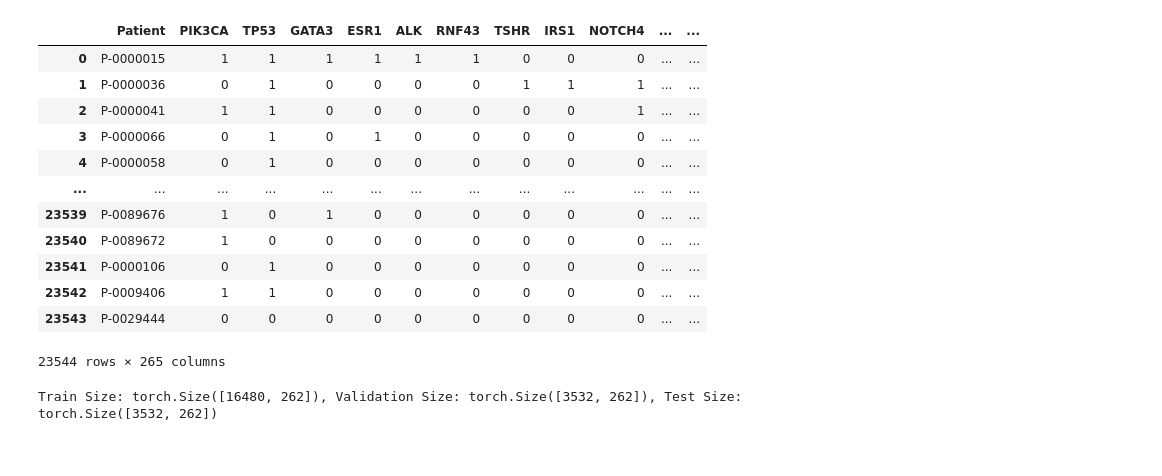
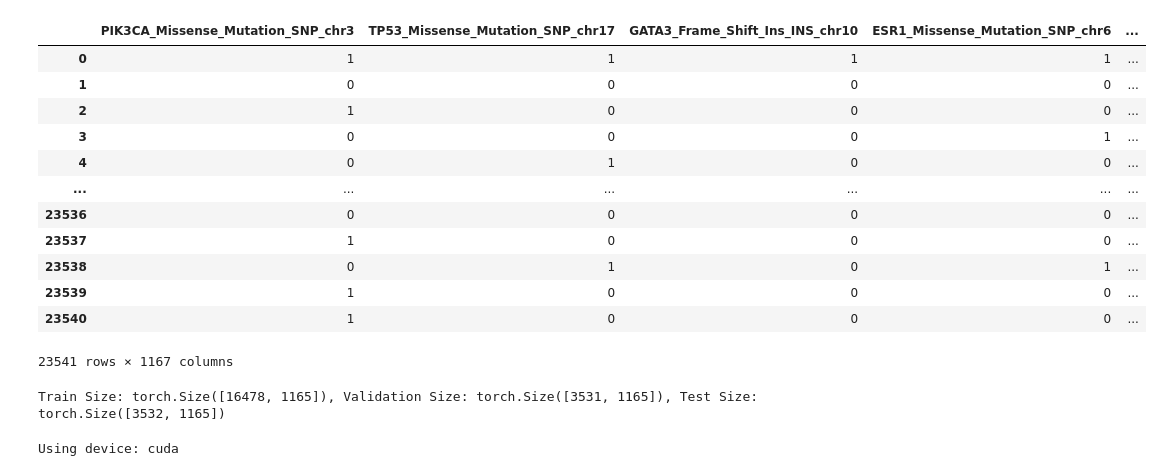
Before and after one commit to Lyce24/DLG_Final_Project, a Jupyter notebook: prediction/baseline.ipynb, the cells around one changed output. Cells and saved outputs as stored; diff of their text form; code cells hidden in the pictures.

```diff
--- a/prediction/baseline.ipynb
+++ b/prediction/baseline.ipynb
@@ -1,26 +1,27 @@
 # %%
 import pandas as pd
 
 # save the patients_df
-df = pd.read_csv('../data/msk_2024_mutations_final.csv')
+df = pd.read_csv('../data/msk_2024_mutations_filtered_10.csv')
 
 # only select the columns we need first 263 columns and the last 2 columns
-df = df.iloc[:, :263].join(df.iloc[:, -2:])
+df = df.iloc[:, 266:].join(df.iloc[:, 1:3])
+# df = df.iloc[:, 1:266]
 df
 # %% [output]
-|  | Patient | PIK3CA | TP53 | GATA3 | ESR1 | ALK | RNF43 | TSHR | IRS1 | NOTCH4 | ... | ... |
-| 0 | P-0000015 | 1 | 1 | 1 | 1 | 1 | 1 | 0 | 0 | 0 | ... | ... |
-| 1 | P-0000036 | 0 | 1 | 0 | 0 | 0 | 0 | 1 | 1 | 1 | ... | ... |
-| 2 | P-0000041 | 1 | 1 | 0 | 0 | 0 | 0 | 0 | 0 | 1 | ... | ... |
-| 3 | P-0000066 | 0 | 1 | 0 | 1 | 0 | 0 | 0 | 0 | 0 | ... | ... |
-| 4 | P-0000058 | 0 | 1 | 0 | 0 | 0 | 0 | 0 | 0 | 0 | ... | ... |
-| ... | ... | ... | ... | ... | ... | ... | ... | ... | ... | ... | ... | ... |
-| 23539 | P-0089676 | 1 | 0 | 1 | 0 | 0 | 0 | 0 | 0 | 0 | ... | ... |
-| 23540 | P-0089672 | 1 | 0 | 0 | 0 | 0 | 0 | 0 | 0 | 0 | ... | ... |
-| 23541 | P-0000106 | 0 | 1 | 0 | 0 | 0 | 0 | 0 | 0 | 0 | ... | ... |
-| 23542 | P-0009406 | 1 | 1 | 0 | 0 | 0 | 0 | 0 | 0 | 0 | ... | ... |
-| 23543 | P-0029444 | 0 | 0 | 0 | 0 | 0 | 0 | 0 | 0 | 0 | ... | ... |
+|  | PIK3CA_Missense_Mutation_SNP_chr3 | TP53_Missense_Mutation_SNP_chr17 | GATA3_Frame_Shift_Ins_INS_chr10 | ESR1_Missense_Mutation_SNP_chr6 | ... |
+| 0 | 1 | 1 | 1 | 1 | ... |
+| 1 | 0 | 0 | 0 | 0 | ... |
+| 2 | 1 | 0 | 0 | 0 | ... |
+| 3 | 0 | 0 | 0 | 1 | ... |
+| 4 | 0 | 1 | 0 | 0 | ... |
+| ... | ... | ... | ... | ... | ... |
+| 23536 | 0 | 0 | 0 | 0 | ... |
+| 23537 | 1 | 0 | 0 | 0 | ... |
+| 23538 | 0 | 1 | 0 | 1 | ... |
+| 23539 | 1 | 0 | 0 | 0 | ... |
+| 23540 | 1 | 0 | 0 | 0 | ... |
-23544 rows × 265 columns
+23541 rows × 1167 columns
 # %%
 import torch
 import torch.nn as nn
@@ -33,9 +34,9 @@ from sklearn.model_selection import train_test_split
 from lifelines.utils import concordance_index
 
 # Extract features (mutation presence) and target (survival months & status)
-X = df.drop(columns=["Patient", "OS_MONTHS", "OS_STATUS"])
+X = df.drop(columns=["OS_MONTHS", "OS_STATUS"])
 y_os = df["OS_MONTHS"].values  # Overall survival time
-y_status = df["OS_STATUS"].apply(lambda x: 1 if "DECEASED" in x else 0).values  # Convert status to binary
+y_status = df["OS_STATUS"].values  # Overall survival status (0 = alive (censored), 1 = dead (event))
 
 # Train-Validation-Test Split
 X_train, X_temp, y_os_train, y_os_temp, y_status_train, y_status_temp = train_test_split(
@@ -57,7 +58,7 @@ y_status_train, y_status_val, y_status_test = y_status_train.float(), y_status_v
 
 print(f"Train Size: {X_train.shape}, Validation Size: {X_val.shape}, Test Size: {X_test.shape}")
 # %% [output]
-Train Size: torch.Size([16480, 262]), Validation Size: torch.Size([3532, 262]), Test Size: torch.Size([3532, 262])
+Train Size: torch.Size([16478, 1165]), Validation Size: torch.Size([3531, 1165]), Test Size: torch.Size([3532, 1165])
 # %%
 import torch
 import torch.nn as nn
@@ -160,6 +201,7 @@ class TransformerSurvival(nn.Module):
 # %%
 # Move to GPU if available
 device = torch.device("cuda" if torch.cuda.is_available() else "cpu")
+print(f"Using device: {device}")
 
 X_train, y_os_train, y_status_train = X_train.to(device), y_os_train.to(device), y_status_train.to(device)
 X_val, y_os_val, y_status_val = X_val.to(device), y_os_val.to(device), y_status_val.to(device)
@@ -169,3 +211,5 @@ X_test, y_os_test, y_status_test = X_test.to(device), y_os_test.to(device), y_st
 y_os_train = torch.log1p(y_os_train)
 y_os_val = torch.log1p(y_os_val)
 y_os_test = torch.log1p(y_os_test)
+# %% [output]
+Using device: cuda
```
Also changed, not shown: parts of 8 cells of this notebook, 12 other files.
